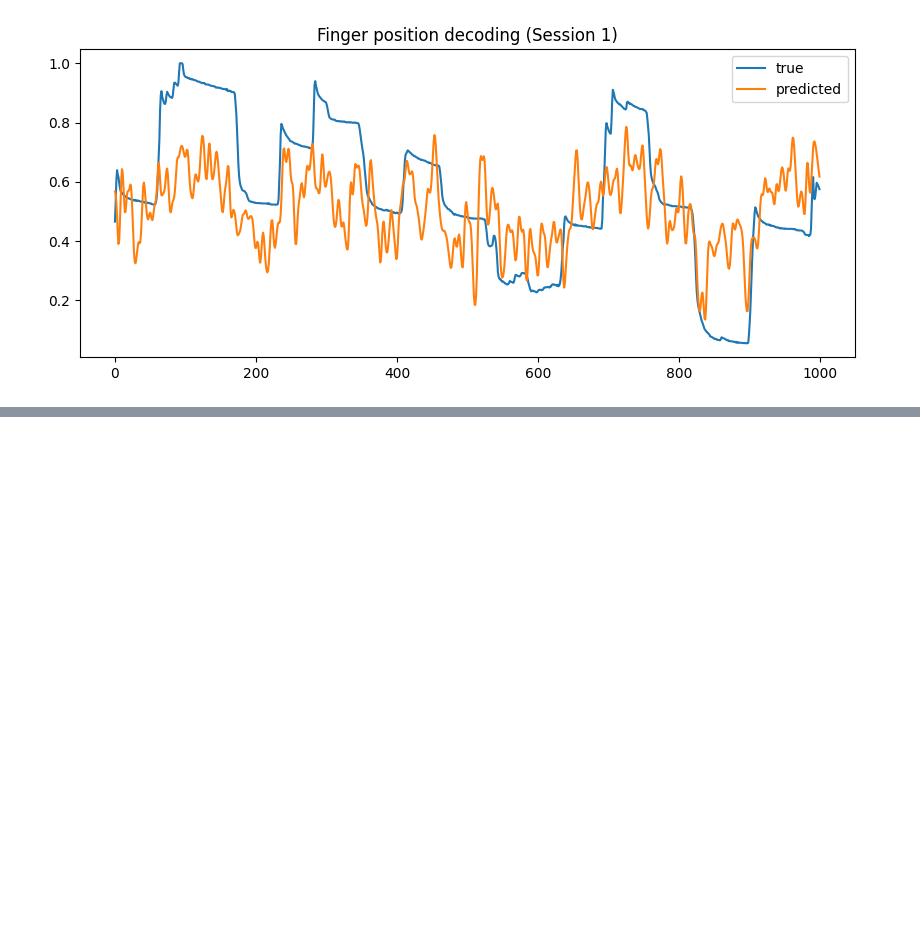
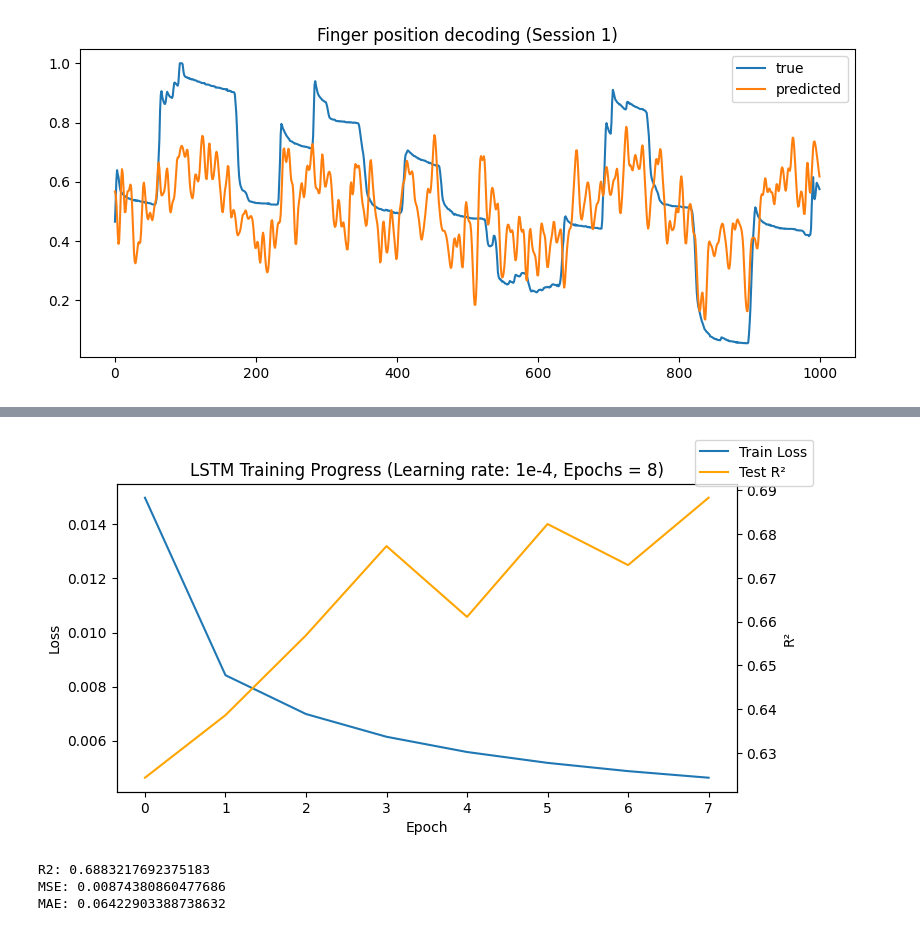
Before and after one commit to ncao27/LINK-analysis, a Jupyter notebook: notebooks/link_analysis.ipynb, the cells around one changed output, grey strips where cells are left out. Saved outputs shown, nothing was run; the diff lists cells and outputs as text; code cells hidden in the pictures; blank space fills up the shorter version.

Commit message:
imported zak's notebooks, added visualizations for the trained model, saved trained model to a pickle file

```diff
--- a/notebooks/link_analysis.ipynb
+++ b/notebooks/link_analysis.ipynb
@@ -336,4 +352,20 @@ here2
 # %%
-print(torch.__version__)
-print(torch.version.cuda)
-print(torch.cuda.is_available())
+'''
+Training losses and r2 across training
+'''
+fig, ax1 = plt.subplots(figsize=(8,4))
+
+ax1.plot(train_losses, label="Train Loss")
+ax1.set_xlabel("Epoch")
+ax1.set_ylabel("Loss")
+
+ax2 = ax1.twinx()
+ax2.plot(test_r2_scores, color="orange", label="Test R²")
+ax2.set_ylabel("R²")
+
+fig.legend(loc="upper right")
+plt.title("LSTM Training Progress (Learning rate: 1e-4, Epochs = 8)")
+
+plt.show()
+# %% [output]
+[figure, added]
@@ -339,0 +395,10 @@ print(torch.cuda.is_available())
+# %%
+pred, true = get_lstm_predictions(model, test_loader, device=device)
+
+print("R2:", r2_score(true, pred))
+print("MSE:", mean_squared_error(true, pred))
+print("MAE:", mean_absolute_error(true, pred))
+# %% [output]
+R2: 0.6883217692375183
+MSE: 0.00874380860477686
+MAE: 0.06422903388738632
```
Also changed, not shown: parts of 7 cells of this notebook, 3 other files.
